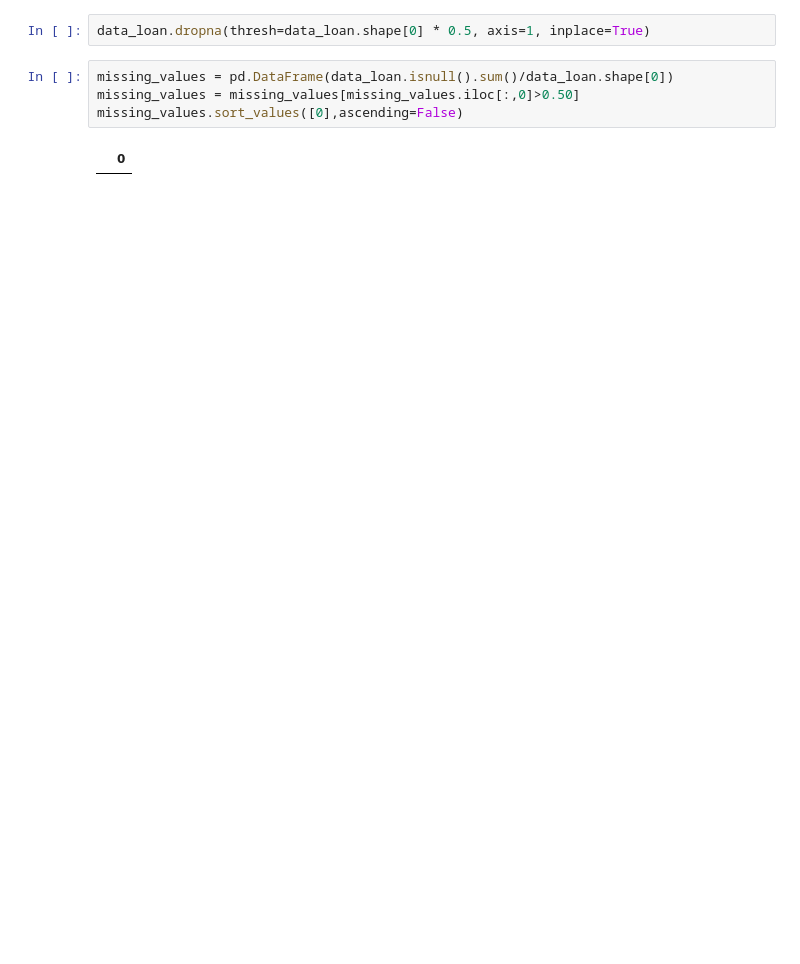
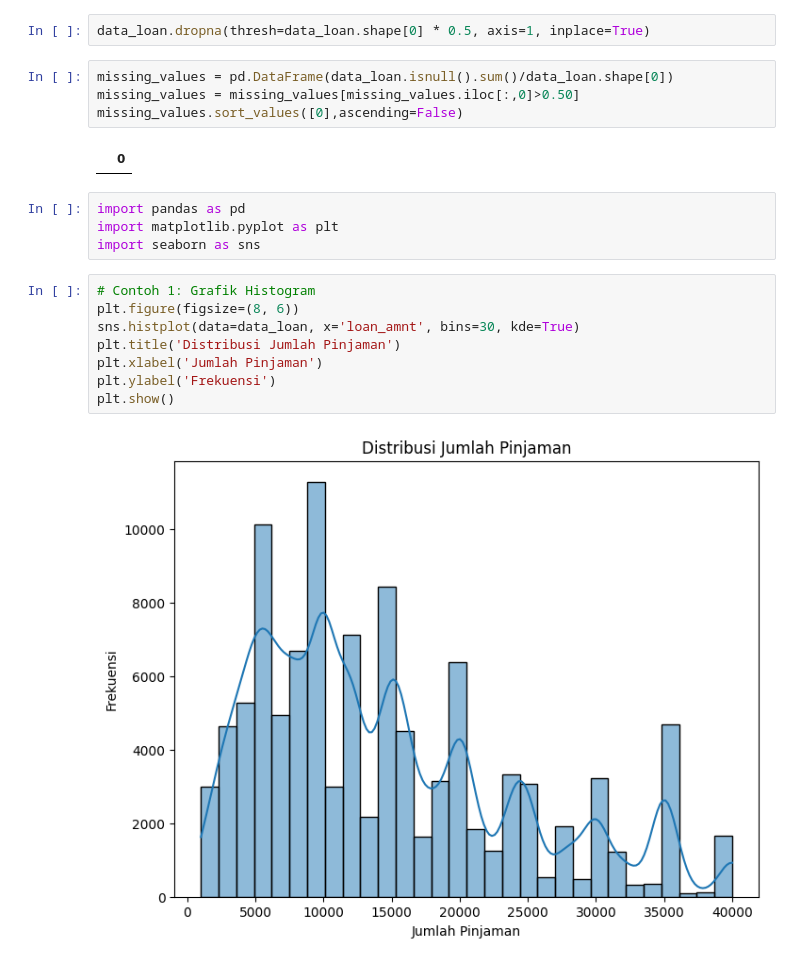
Before and after one commit to anisfreelancer71/KUMPULAN-CODE-IN-PROJECTS, a Jupyter notebook: Salinan_dari_02_Dataset,_Target_Variable,_dan_Missing_Values!.ipynb, the cells around one changed output. Cells and saved outputs as stored; diff of their text form; blank space fills up the shorter version.

```diff
--- a/Salinan_dari_02_Dataset,_Target_Variable,_dan_Missing_Values!.ipynb
+++ b/Salinan_dari_02_Dataset,_Target_Variable,_dan_Missing_Values!.ipynb
@@ -111,3 +104,17 @@ missing_values = missing_values[missing_values.iloc[:,0]>0.50]
 missing_values.sort_values([0],ascending=False)
 # %% [output]
 |  | 0 |
+# %%
+import pandas as pd
+import matplotlib.pyplot as plt
+import seaborn as sns
+# %%
+# Contoh 1: Grafik Histogram
+plt.figure(figsize=(8, 6))
+sns.histplot(data=data_loan, x='loan_amnt', bins=30, kde=True)
+plt.title('Distribusi Jumlah Pinjaman')
+plt.xlabel('Jumlah Pinjaman')
+plt.ylabel('Frekuensi')
+plt.show()
+# %% [output]
+[figure, added]
```
Also changed, not shown: parts of 27 cells of this notebook.
